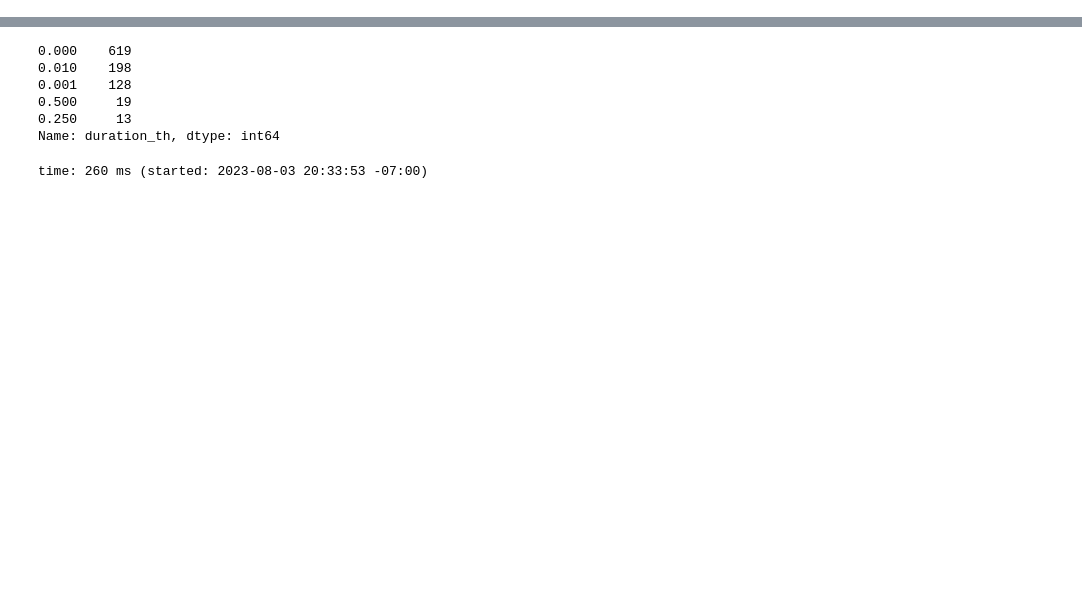
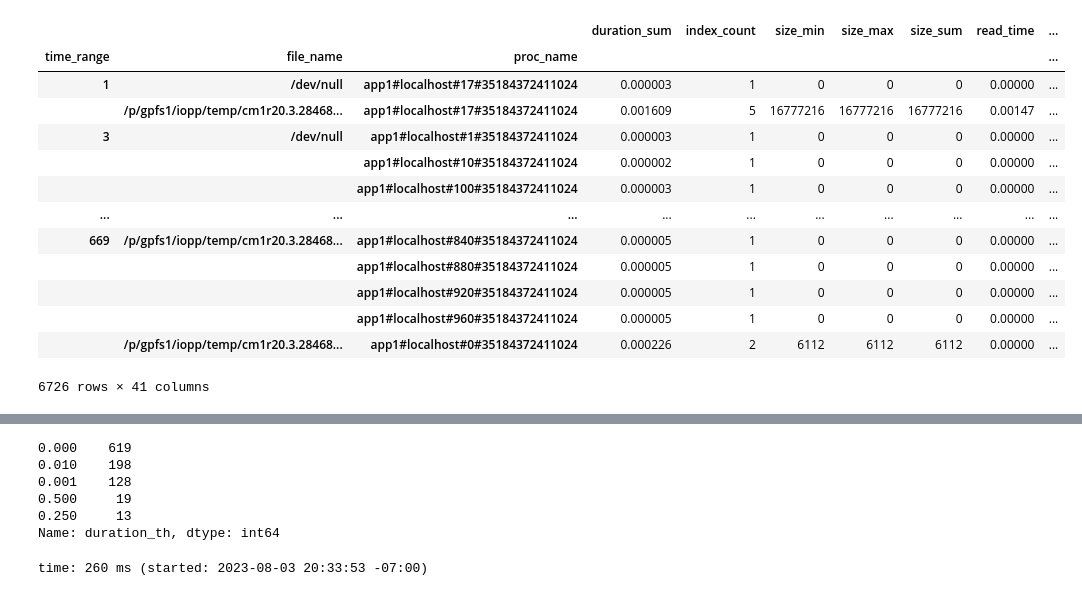
Before and after one commit to izzet/wisio, a Jupyter notebook: notebooks/recorder-cm1.ipynb, the cells around one changed output, grey strips where cells are left out. Cells and saved outputs as stored; diff of their text form; code cells hidden in the pictures; blank space fills up the shorter version.

```diff
--- a/notebooks/recorder-cm1.ipynb
+++ b/notebooks/recorder-cm1.ipynb
@@ -59,0 +200,17 @@ time: 21.9 s (started: 2023-08-03 20:33:30 -07:00)
+# %%
+res.views['duration'][('time_range',)].compute()
+# %% [output]
+|  |  |  | duration_sum | index_count | size_min | size_max | size_sum | read_time | ... |
+| time_range | file_name | proc_name |  |  |  |  |  |  | ... |
+| 1 | /dev/null | app1#localhost#17#35184372411024 | 0.000003 | 1 | 0 | 0 | 0 | 0.00000 | ... |
+|  | /p/gpfs1/iopp/temp/cm1r20.3.28468... | app1#localhost#17#35184372411024 | 0.001609 | 5 | 16777216 | 16777216 | 16777216 | 0.00147 | ... |
+| 3 | /dev/null | app1#localhost#1#35184372411024 | 0.000003 | 1 | 0 | 0 | 0 | 0.00000 | ... |
+|  |  | app1#localhost#10#35184372411024 | 0.000002 | 1 | 0 | 0 | 0 | 0.00000 | ... |
+|  |  | app1#localhost#100#35184372411024 | 0.000003 | 1 | 0 | 0 | 0 | 0.00000 | ... |
+| ... | ... | ... | ... | ... | ... | ... | ... | ... | ... |
+| 669 | /p/gpfs1/iopp/temp/cm1r20.3.28468... | app1#localhost#840#35184372411024 | 0.000005 | 1 | 0 | 0 | 0 | 0.00000 | ... |
+|  |  | app1#localhost#880#35184372411024 | 0.000005 | 1 | 0 | 0 | 0 | 0.00000 | ... |
+|  |  | app1#localhost#920#35184372411024 | 0.000005 | 1 | 0 | 0 | 0 | 0.00000 | ... |
+|  |  | app1#localhost#960#35184372411024 | 0.000005 | 1 | 0 | 0 | 0 | 0.00000 | ... |
+|  | /p/gpfs1/iopp/temp/cm1r20.3.28468... | app1#localhost#0#35184372411024 | 0.000226 | 2 | 6112 | 6112 | 6112 | 0.00000 | ... |
+6726 rows × 41 columns
```
Also changed, not shown: parts of 16 cells of this notebook, 2 other files.
